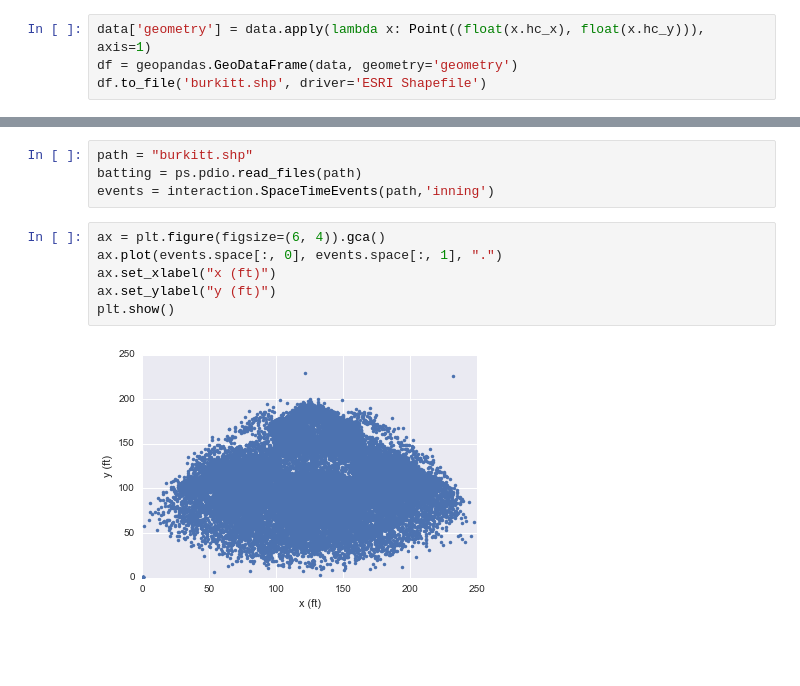
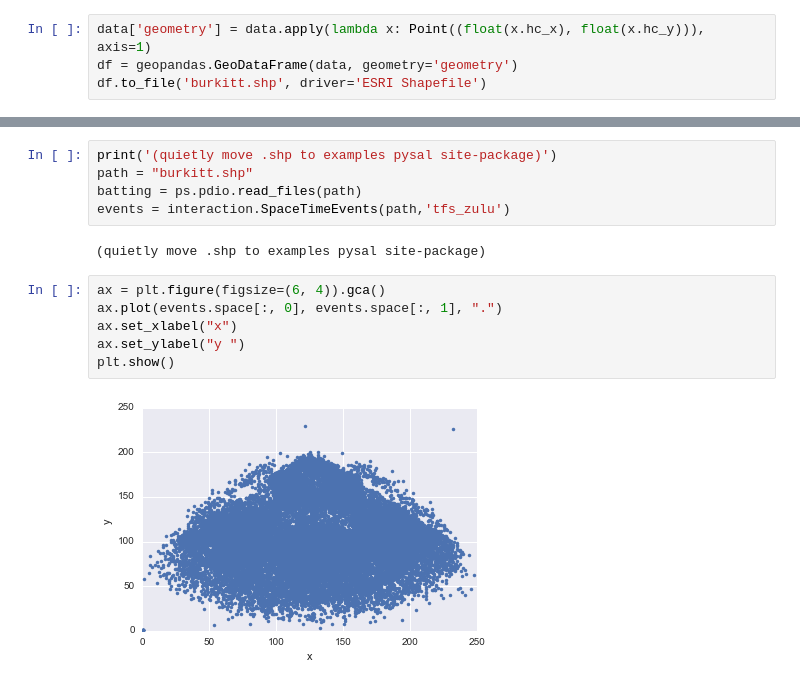
Before and after one commit to DavidLeifer/space-time-analytics-hw, a Jupyter notebook: lecture5/Paco's Lab 1.ipynb, the cells around one changed output, grey strips where cells are left out. Saved outputs shown, nothing was run; the diff lists cells and outputs as text; blank space fills up the shorter version.

Commit message:
updated graph
yes

```diff
--- a/lecture5/Paco's Lab 1.ipynb
+++ b/lecture5/Paco's Lab 1.ipynb
@@ -290,12 +280,15 @@ data
 # %%
+print('(quietly move .shp to examples pysal site-package)')
 path = "burkitt.shp"
 batting = ps.pdio.read_files(path)
-events = interaction.SpaceTimeEvents(path,'inning')
+events = interaction.SpaceTimeEvents(path,'tfs_zulu')
+# %% [output]
+(quietly move .shp to examples pysal site-package)
 # %%
 ax = plt.figure(figsize=(6, 4)).gca()
 ax.plot(events.space[:, 0], events.space[:, 1], ".")
-ax.set_xlabel("x (ft)")
-ax.set_ylabel("y (ft)")
+ax.set_xlabel("x")
+ax.set_ylabel("y ")
 plt.show()
 # %% [output]
-[figure, old version]
+[figure, new version]
```
Also changed, not shown: parts of 18 cells of this notebook.
